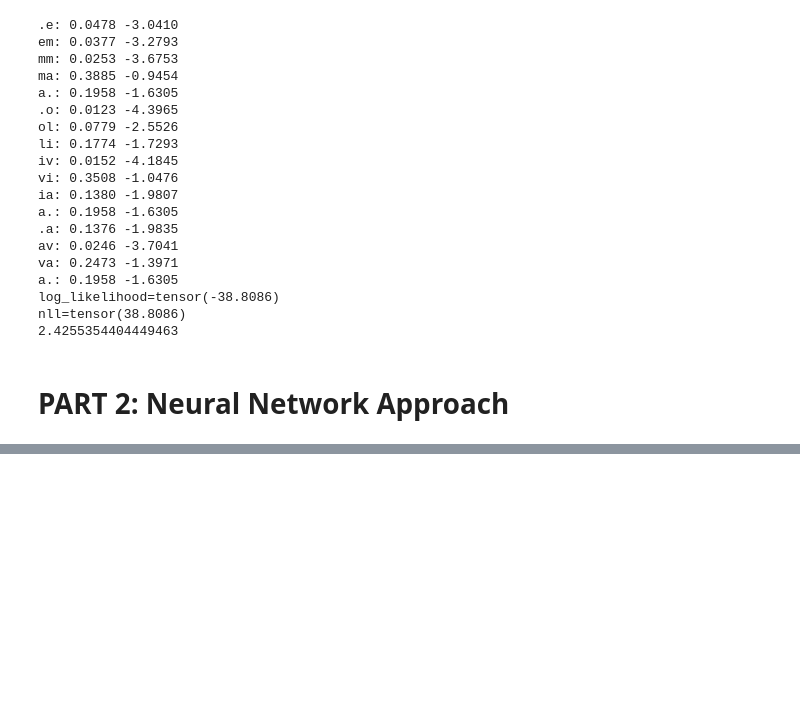
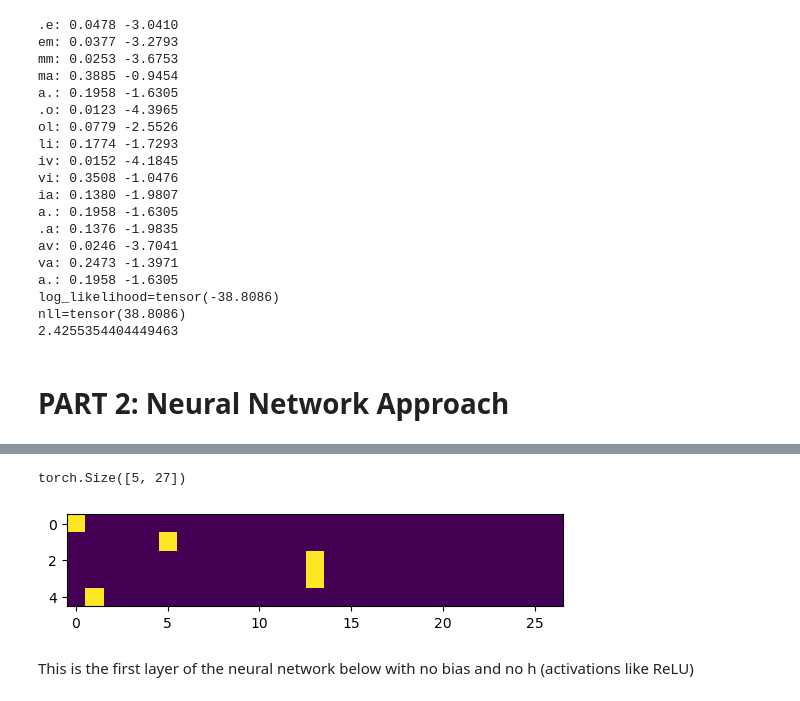
Before and after one commit to conradmutai/makemore, a Jupyter notebook: build_makemore_yay.ipynb, the cells around one changed output, grey strips where cells are left out. Cells and saved outputs as stored; diff of their text form; code cells hidden in the pictures; blank space fills up the shorter version.

```diff
--- a/build_makemore_yay.ipynb
+++ b/build_makemore_yay.ipynb
@@ -308,7 +310,7 @@ nll=tensor(38.8086)
 # create the training set of all the bigrams (x, y)
 xs, ys = [], []
 
-for w in words:
+for w in words[:1]:
     # array for the characters
     # list seperates the characters of the word
     chs = ['.'] + list(w) + ['.'] # <S> and <E> are 'special characters' that are the first and last characters
@@ -323,0 +334,4 @@ ys = torch.tensor(ys)
+# %%
+import torch.nn.functional as F
+xenc = F.one_hot(xs, num_classes=27).float() # x encoded (encodes integers into vectors to feed it into neurons)
+xenc
@@ -323,0 +349,11 @@ ys = torch.tensor(ys)
+# %%
+xenc.shape
+# %% [output]
+torch.Size([5, 27])
+# %%
+plt.imshow(xenc)
+plt.show()
+# %% [output]
+[figure, added]
+# %% [markdown]
+This is the first layer of the neural network below with no bias and no h (activations like ReLU)
```
Also changed, not shown: parts of 16 cells of this notebook.
